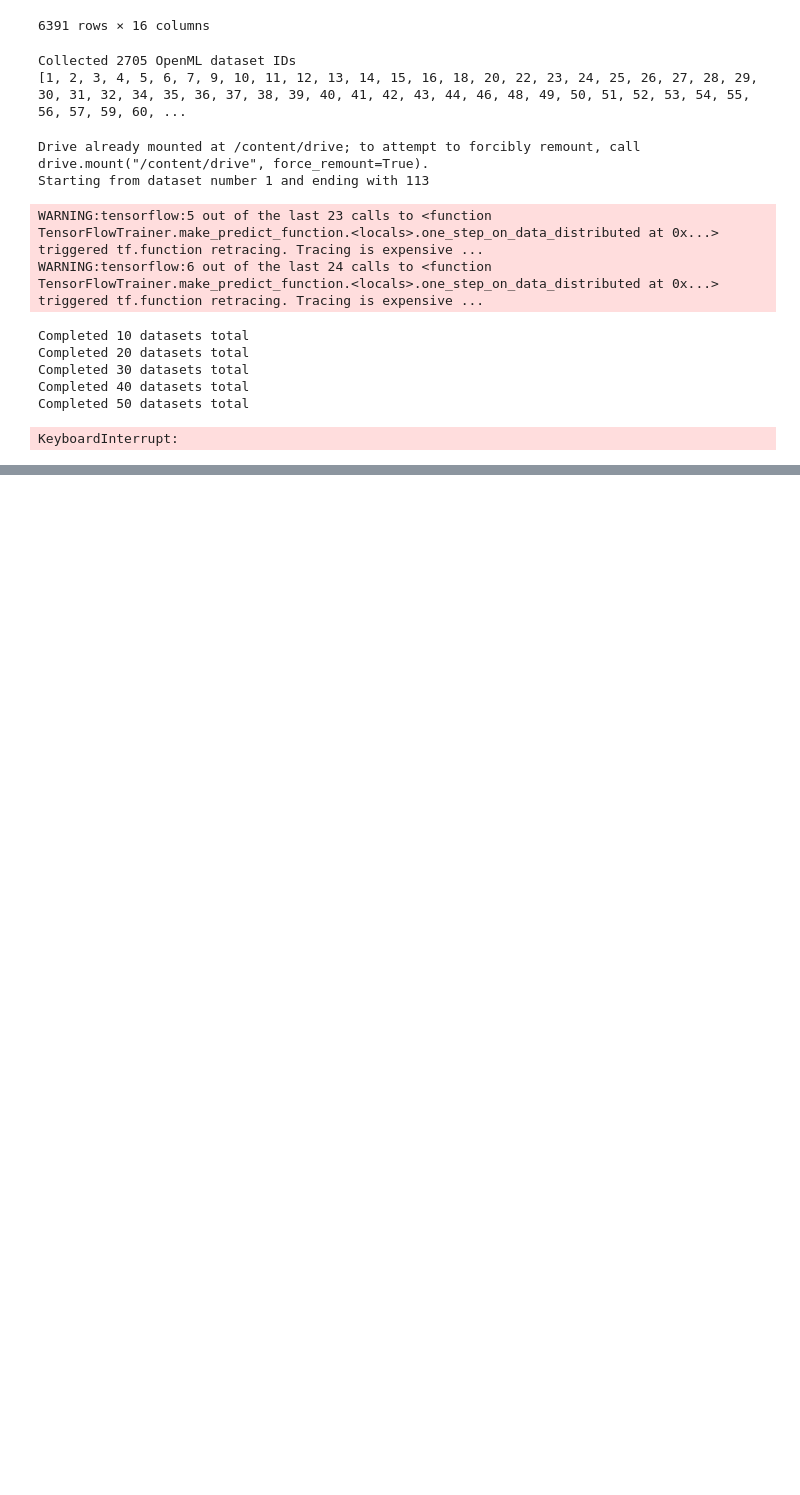
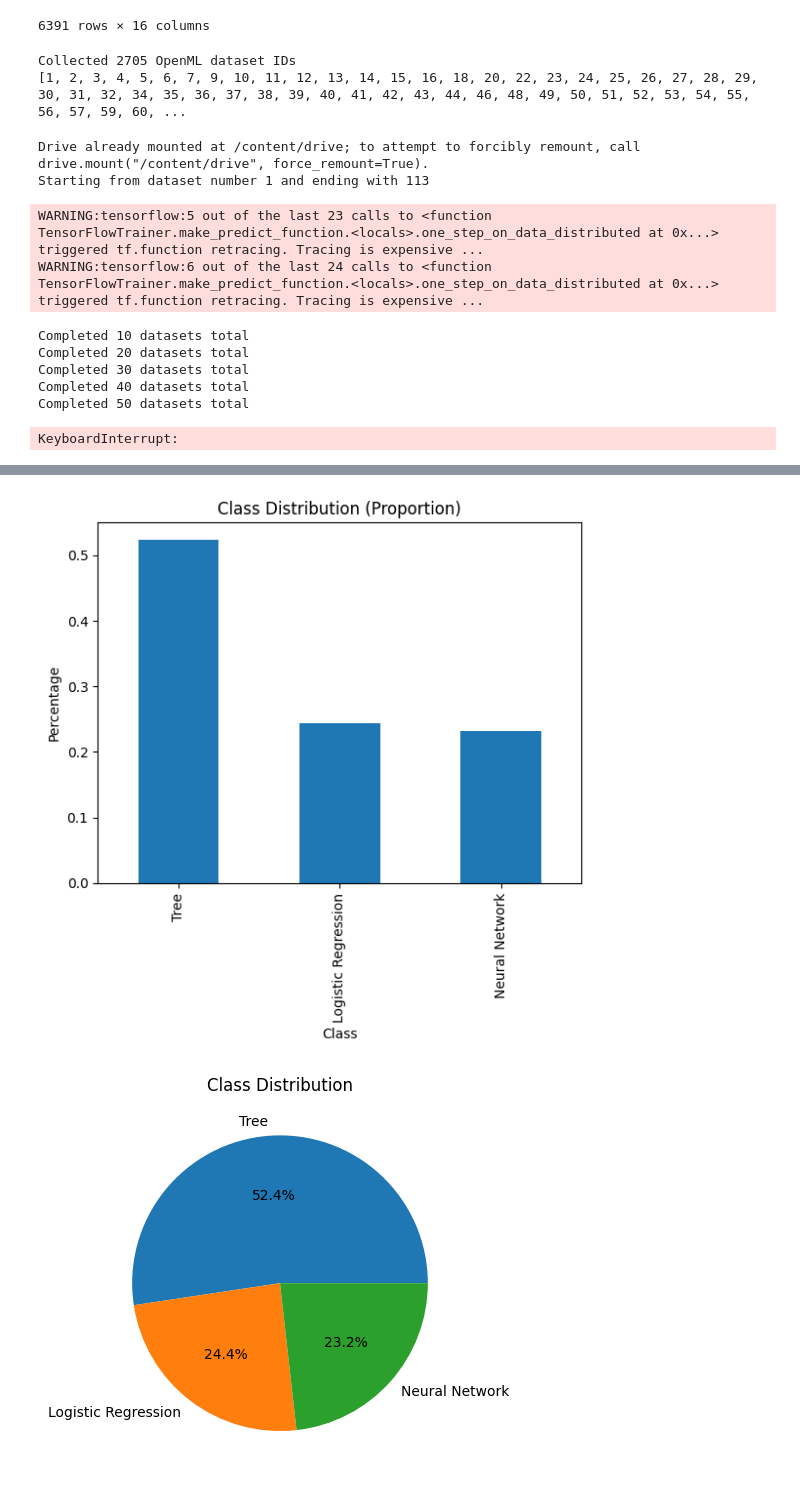
Before and after one commit to thatcherty/ML-Algo-Selection, a Jupyter notebook: ML_Algo_Selection.ipynb, the cells around one changed output, grey strips where cells are left out. Saved outputs shown, nothing was run; the diff lists cells and outputs as text; code cells hidden in the pictures; blank space fills up the shorter version.

```diff
--- a/ML_Algo_Selection.ipynb
+++ b/ML_Algo_Selection.ipynb
@@ -999,0 +1476,16 @@ Tree                                  21              10    57
+# %%
+probs = y.value_counts(normalize=True)
+
+probs.plot(kind='bar')
+plt.title("Class Distribution (Proportion)")
+plt.xlabel("Class")
+plt.ylabel("Percentage")
+plt.show()
+
+y.value_counts().plot(kind='pie', autopct='%1.1f%%')
+plt.title("Class Distribution")
+plt.ylabel("")
+plt.show()
+# %% [output]
+[figure, added]
+[figure, added]
```
Also changed, not shown: parts of 6 cells of this notebook.
